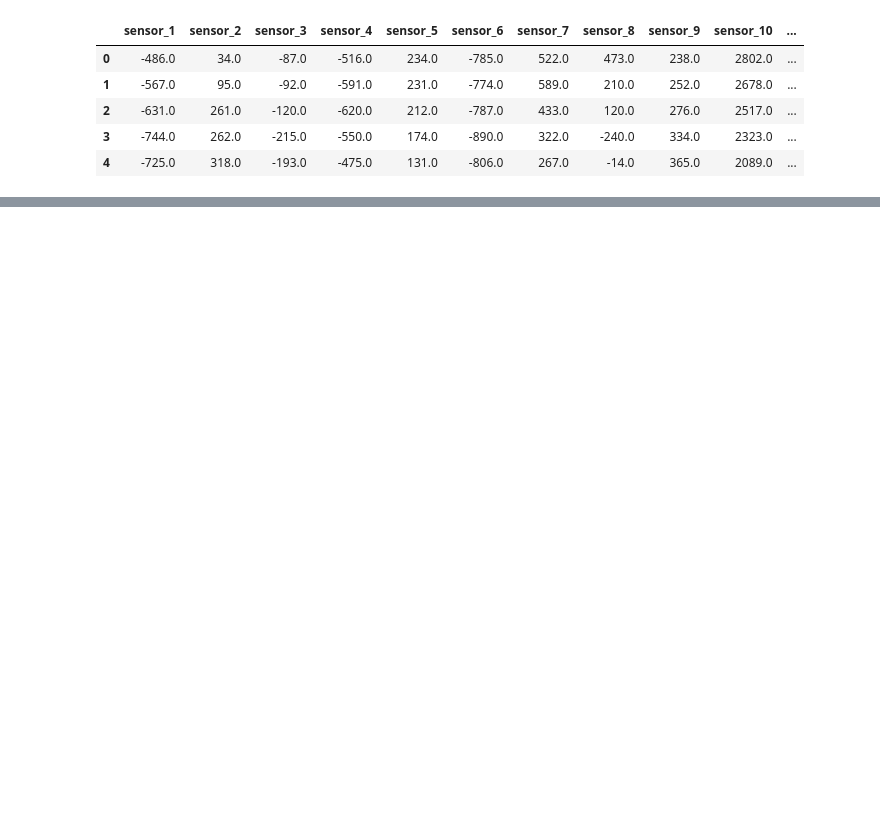
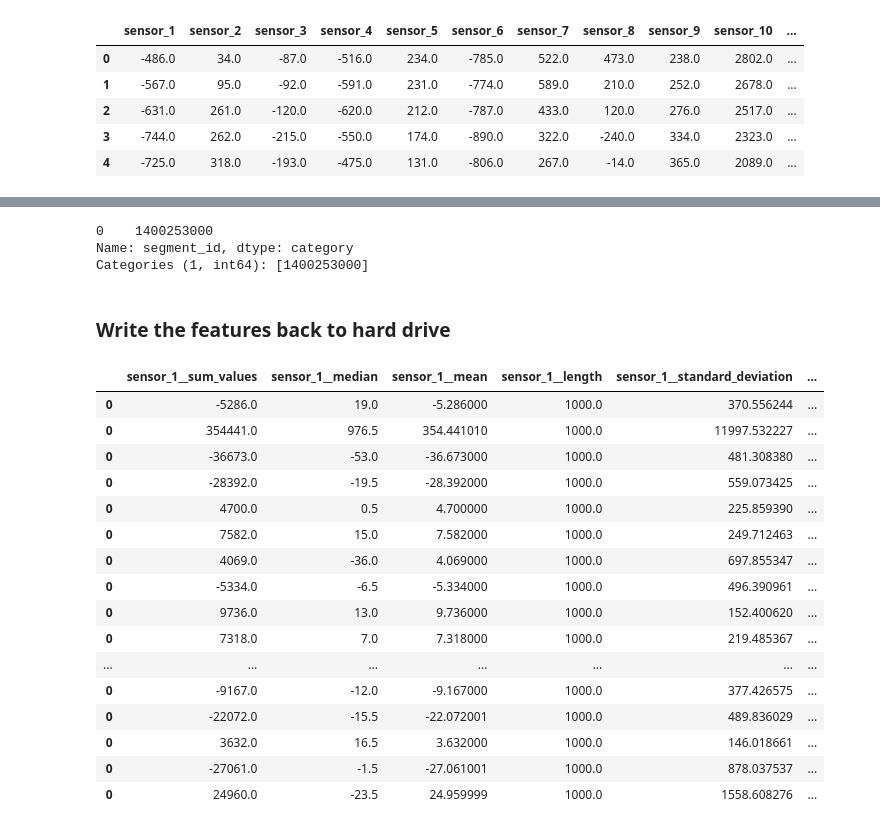
Before and after one commit to arnabbiswas1/feature_engineering_with_tsfresh_and_dask, a Jupyter notebook: notebooks/3_fe_on_large_data_dask.ipynb, the cells around one changed output, grey strips where cells are left out. Cells and saved outputs as stored; diff of their text form; code cells hidden in the pictures; blank space fills up the shorter version.

```diff
--- a/notebooks/3_fe_on_large_data_dask.ipynb
+++ b/notebooks/3_fe_on_large_data_dask.ipynb
@@ -299,0 +178,8 @@ client
+# %%
+ddf_features.partitions[0].segment_id.unique().compute()
+# %% [output]
+0    1400253000
+Name: segment_id, dtype: category
+Categories (1, int64): [1400253000]
+# %% [markdown]
+### Write the features back to hard drive
@@ -299,0 +194,22 @@ client
+# %%
+ddf_features_from_disk = dd.read_parquet(path="abfs://volcano/features/*/*.parquet", storage_options=storage_options)
+# %%
+ddf_features_from_disk.compute()
+# %% [output]
+|  | sensor_1__sum_values | sensor_1__median | sensor_1__mean | sensor_1__length | sensor_1__standard_deviation | ... |
+| 0 | -5286.0 | 19.0 | -5.286000 | 1000.0 | 370.556244 | ... |
+| 0 | 354441.0 | 976.5 | 354.441010 | 1000.0 | 11997.532227 | ... |
+| 0 | -36673.0 | -53.0 | -36.673000 | 1000.0 | 481.308380 | ... |
+| 0 | -28392.0 | -19.5 | -28.392000 | 1000.0 | 559.073425 | ... |
+| 0 | 4700.0 | 0.5 | 4.700000 | 1000.0 | 225.859390 | ... |
+| 0 | 7582.0 | 15.0 | 7.582000 | 1000.0 | 249.712463 | ... |
+| 0 | 4069.0 | -36.0 | 4.069000 | 1000.0 | 697.855347 | ... |
+| 0 | -5334.0 | -6.5 | -5.334000 | 1000.0 | 496.390961 | ... |
+| 0 | 9736.0 | 13.0 | 9.736000 | 1000.0 | 152.400620 | ... |
+| 0 | 7318.0 | 7.0 | 7.318000 | 1000.0 | 219.485367 | ... |
+| ... | ... | ... | ... | ... | ... | ... |
+| 0 | -9167.0 | -12.0 | -9.167000 | 1000.0 | 377.426575 | ... |
+| 0 | -22072.0 | -15.5 | -22.072001 | 1000.0 | 489.836029 | ... |
+| 0 | 3632.0 | 16.5 | 3.632000 | 1000.0 | 146.018661 | ... |
+| 0 | -27061.0 | -1.5 | -27.061001 | 1000.0 | 878.037537 | ... |
+| 0 | 24960.0 | -23.5 | 24.959999 | 1000.0 | 1558.608276 | ... |
```
Also changed, not shown: parts of 40 cells of this notebook, 1 other file.
